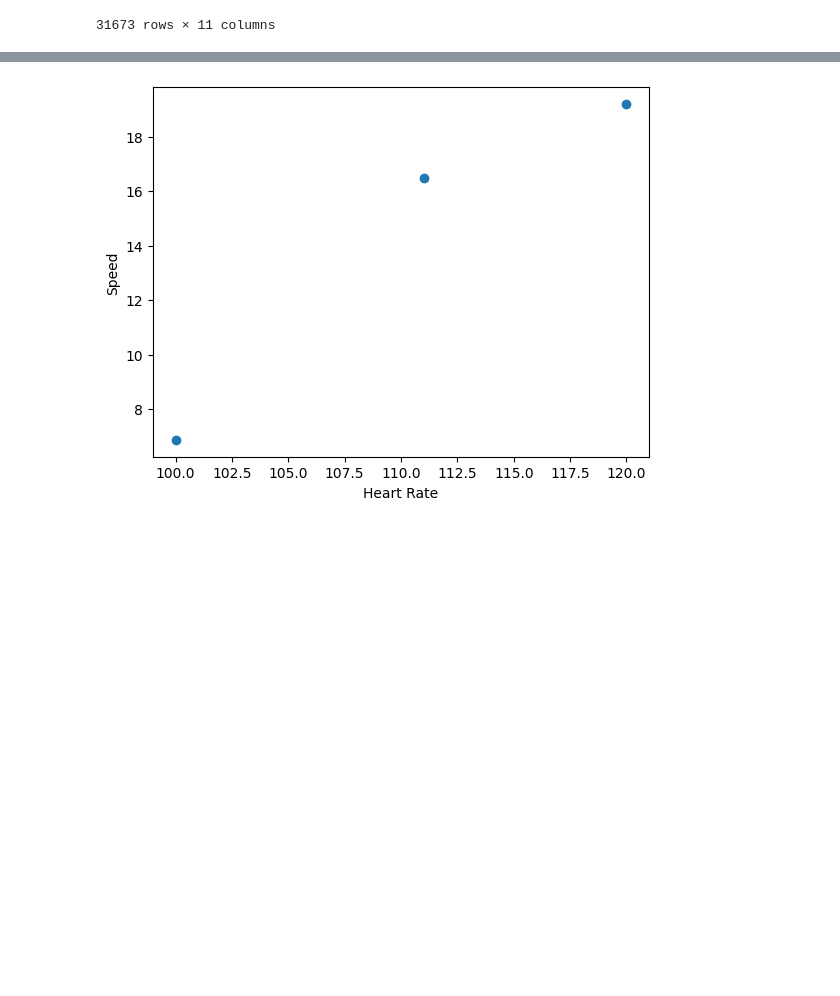
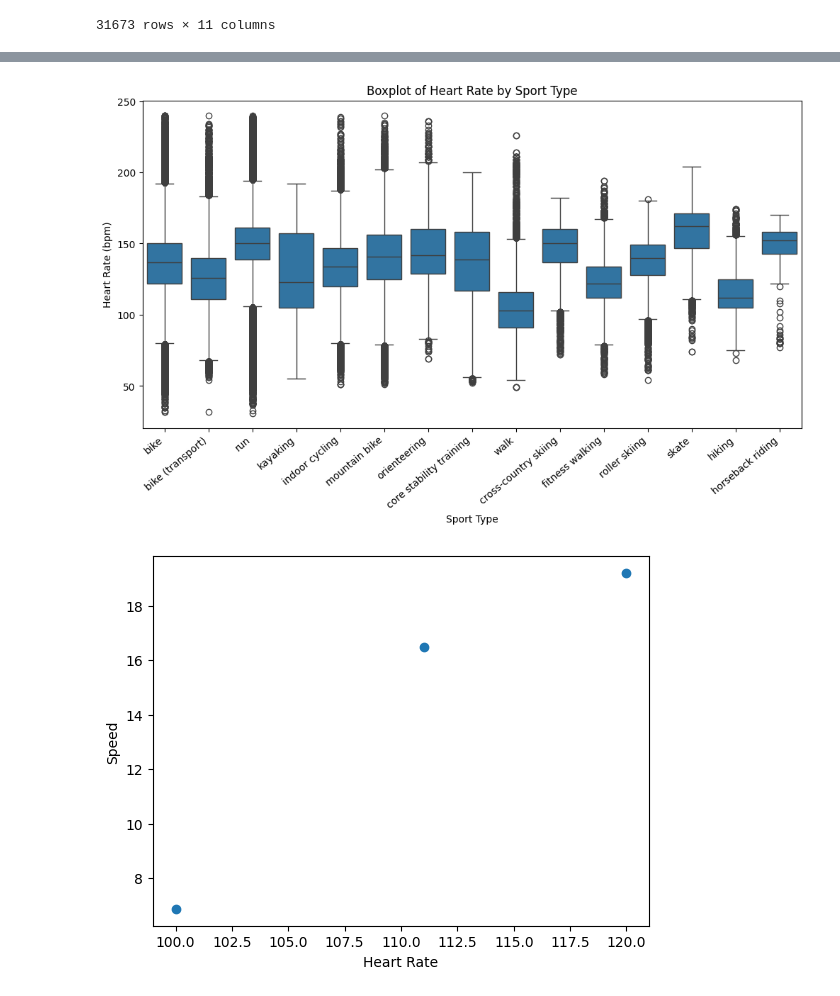
Before and after one commit to YingzeHou/DS200_Graduate_Proj, a Jupyter notebook: src/pre_process.ipynb, the cells around one changed output, grey strips where cells are left out. Saved outputs shown, nothing was run; the diff lists cells and outputs as text; code cells hidden in the pictures; blank space fills up the shorter version.

Commit message:
Add a new plot

```diff
--- a/src/pre_process.ipynb
+++ b/src/pre_process.ipynb
@@ -65 +63,13 @@ def plot_timed_graph(df):
+# %%
+def generate_sport_heart_rate_df(sport_type):
+    heart_rate_dict = {}
+    for index, row in df.iterrows():
+        if row['sport'] == sport_type:
+            if sport_type not in heart_rate_dict:
+                heart_rate_dict[sport_type] = []
+            heart_rate_dict[sport_type].extend(row['heart_rate'])
+
+    df_heart_rate_by_type = pd.DataFrame.from_dict(heart_rate_dict).rename(columns={sport_type:'heart rate'})
+    df_heart_rate_by_type['type'] = sport_type
+    return df_heart_rate_by_type
 # %%
@@ -103 +80,12 @@ plt.show()
+# %%
+df_sport_heart_rate = pd.concat(sport_type_dfs)
+plt.figure(figsize=(12, 6))
+ax = sns.boxplot(data=df_sport_heart_rate, x='type', y='heart rate')
+ax.set_xlabel('Sport Type')
+ax.set_ylabel('Heart Rate (bpm)')
+ax.set_xticklabels(ax.get_xticklabels(), rotation=40, ha="right")
+plt.title('Boxplot of Heart Rate by Sport Type')
+plt.show()
+# %% [output]
+[figure, added]
 # %%
```
Also changed, not shown: parts of 4 cells of this notebook.
